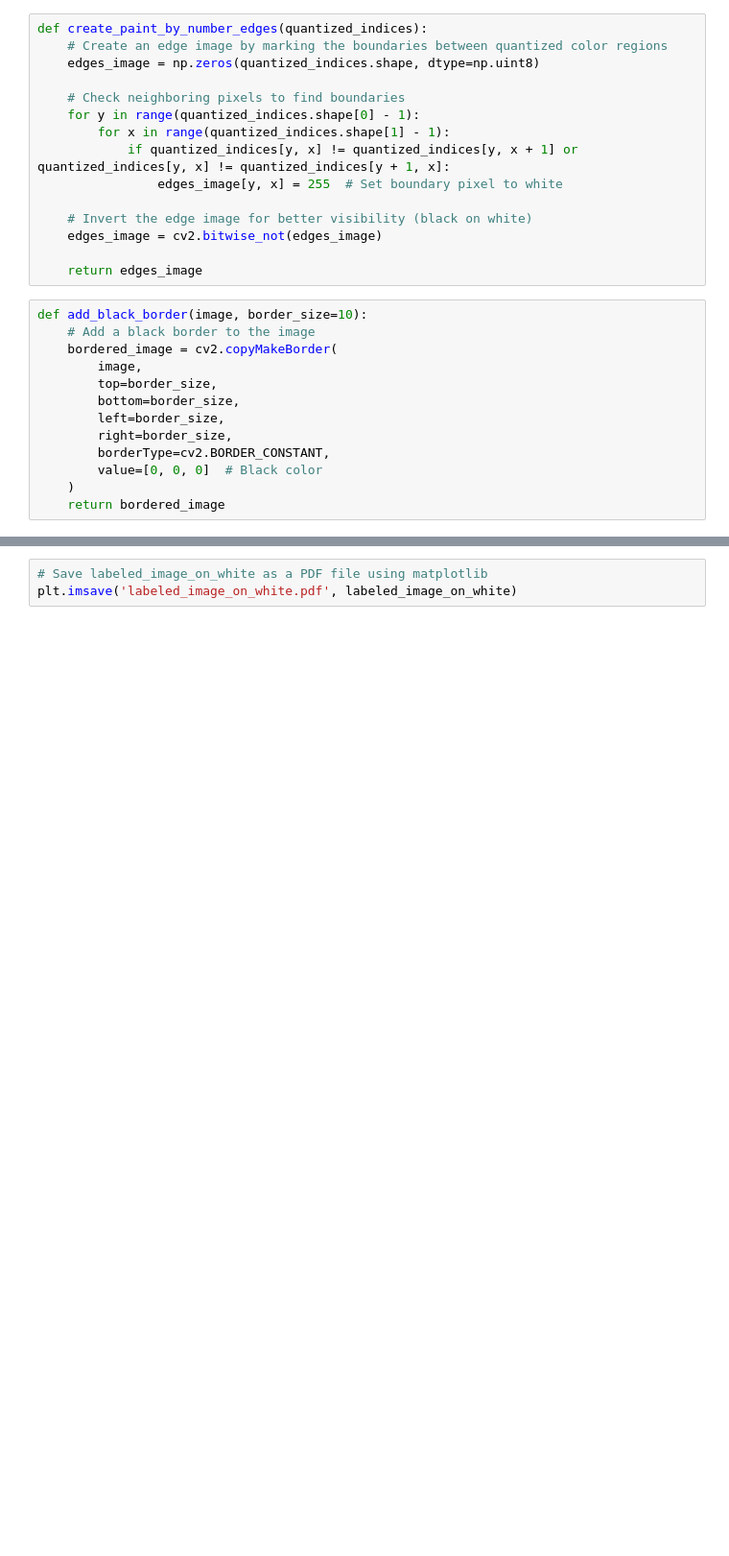
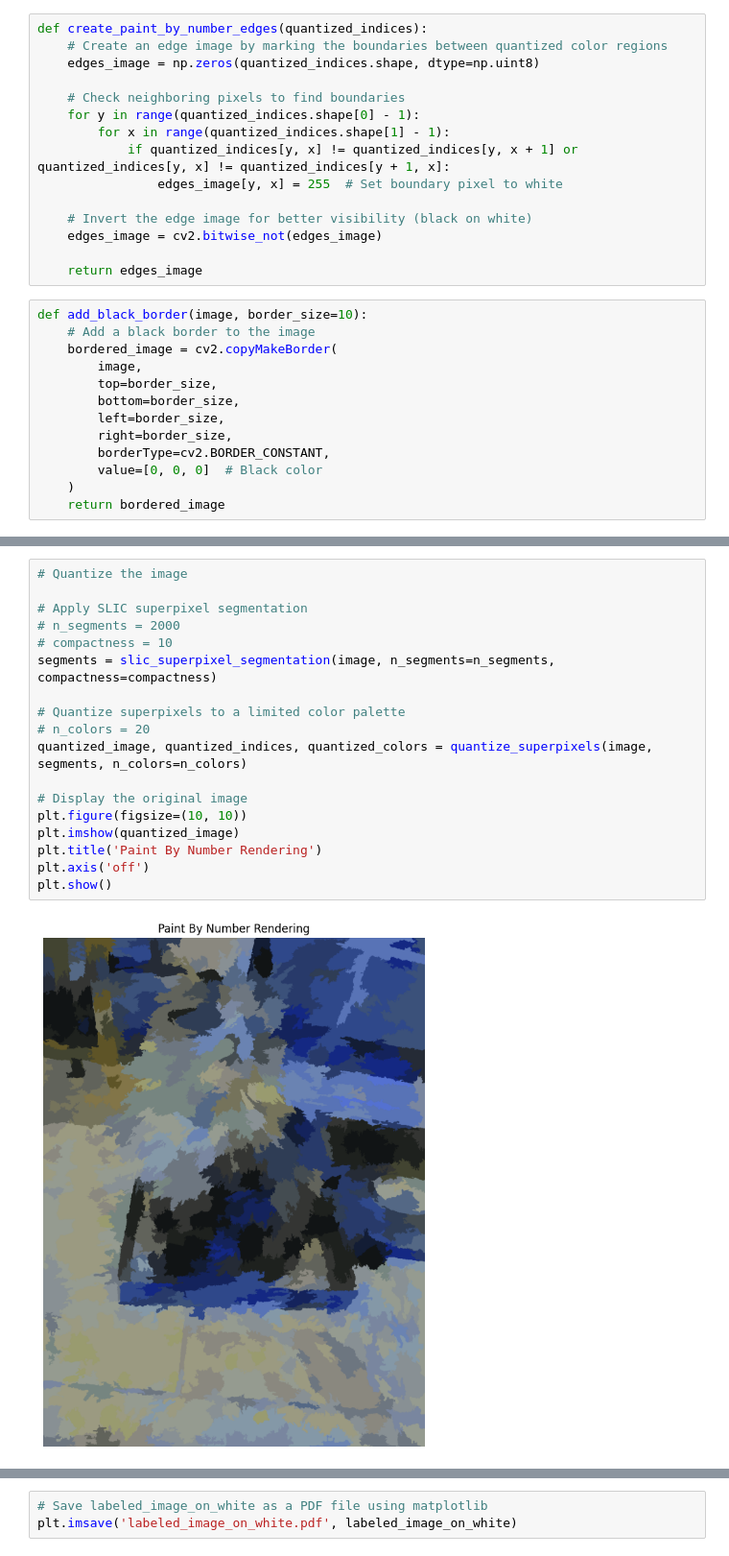
Before and after one commit to stailor2000/paint_by_numbers, a Jupyter notebook: research.ipynb, the cells around one changed output, grey strips where cells are left out. Shown at 96% size. Drawn from its saved outputs; the diff is of its cells as text; blank space fills up the shorter version.

```diff
--- a/research.ipynb
+++ b/research.ipynb
@@ -237,0 +338,20 @@ display_color_palette(quantized_colors)
+# %%
+# Quantize the image
+
+# Apply SLIC superpixel segmentation
+# n_segments = 2000
+# compactness = 10
+segments = slic_superpixel_segmentation(image, n_segments=n_segments, compactness=compactness)
+
+# Quantize superpixels to a limited color palette
+# n_colors = 20
+quantized_image, quantized_indices, quantized_colors = quantize_superpixels(image, segments, n_colors=n_colors)
+
+# Display the original image
+plt.figure(figsize=(10, 10))
+plt.imshow(quantized_image)
+plt.title('Paint By Number Rendering')
+plt.axis('off')
+plt.show()
+# %% [output]
+[figure, added]
```
Also changed, not shown: parts of 12 cells of this notebook, 14 other files.
